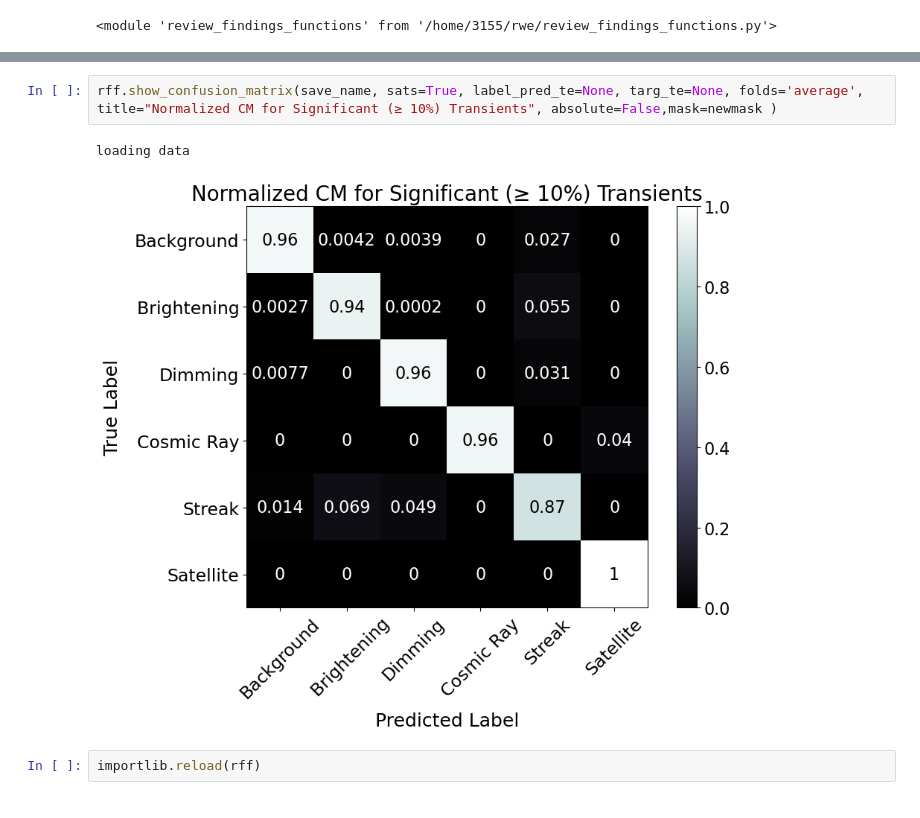
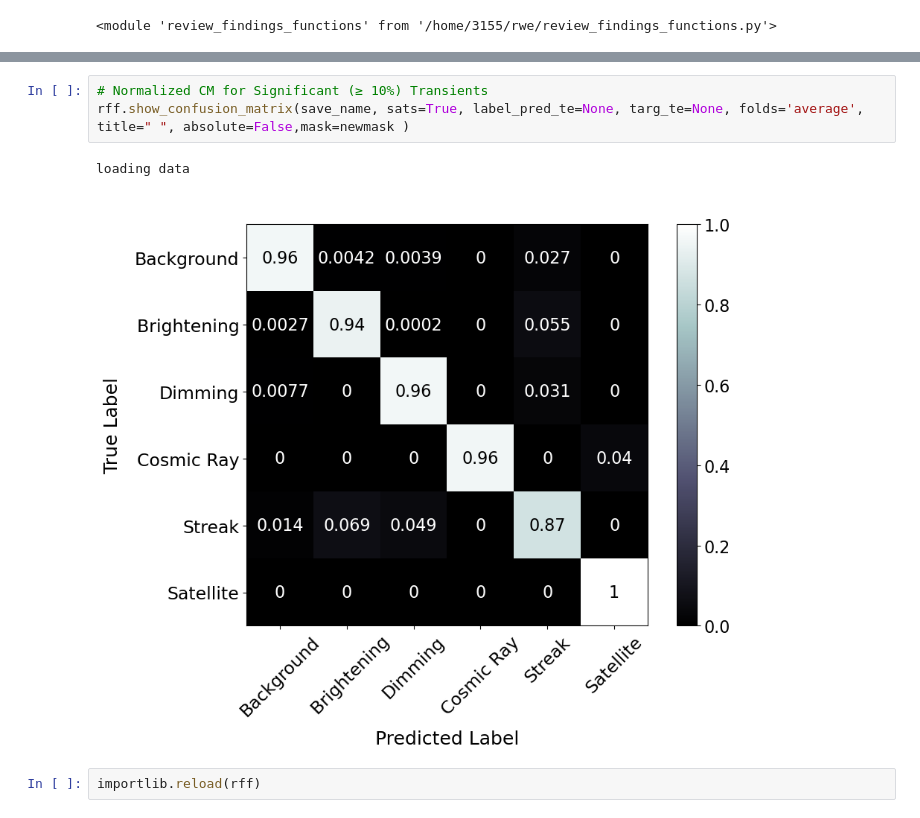
Before and after one commit to SHDaniels/Continuous-Readout-Image-Transient-Detection-with-CNNs, a Jupyter notebook: pretty_cnn_plots_april.ipynb, the cells around one changed output, grey strips where cells are left out. Drawn from its saved outputs; the diff is of its cells as text.

```diff
--- a/pretty_cnn_plots_april.ipynb
+++ b/pretty_cnn_plots_april.ipynb
@@ -220,8 +223,9 @@ loading data
 # %%
-rff.show_confusion_matrix(save_name, sats=True, label_pred_te=None, targ_te=None, folds='average', title="Normalized CM for Significant (≥ 10%) Transients", absolute=False,mask=newmask )
+# Normalized CM for Significant (≥ 10%) Transients
+rff.show_confusion_matrix(save_name, sats=True, label_pred_te=None, targ_te=None, folds='average', title=" ", absolute=False,mask=newmask )
 # %% [output]
 loading data
-[figure, old version]
+[figure, new version]
 # %%
 importlib.reload(rff)
 # %% [output]
```
Also changed, not shown: parts of 13 cells of this notebook, 4 other files.
